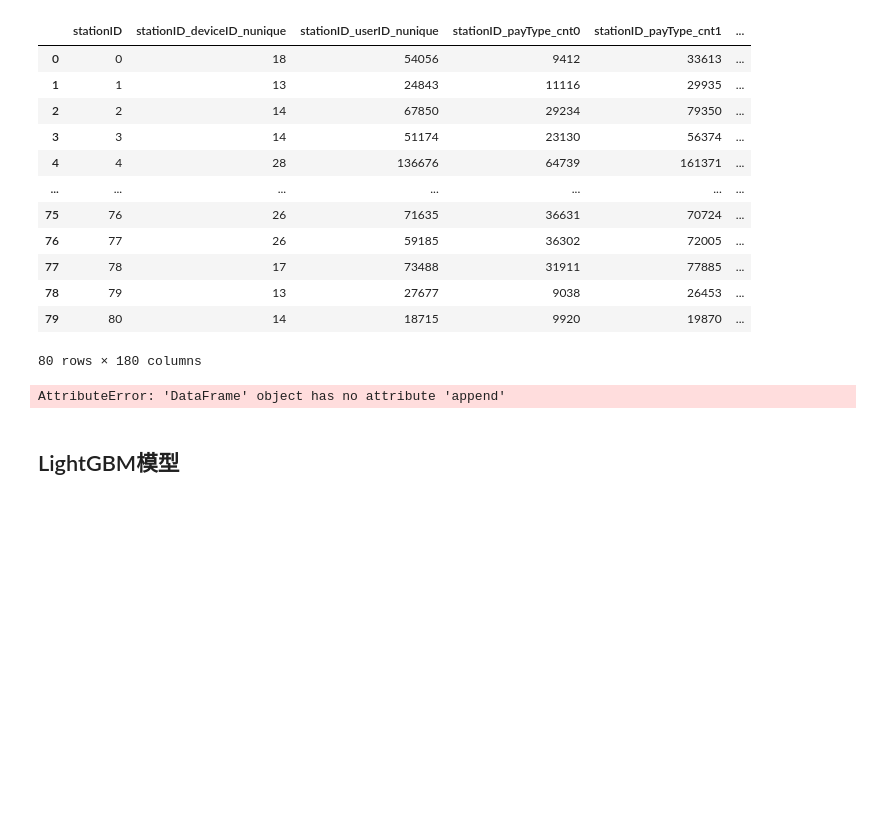
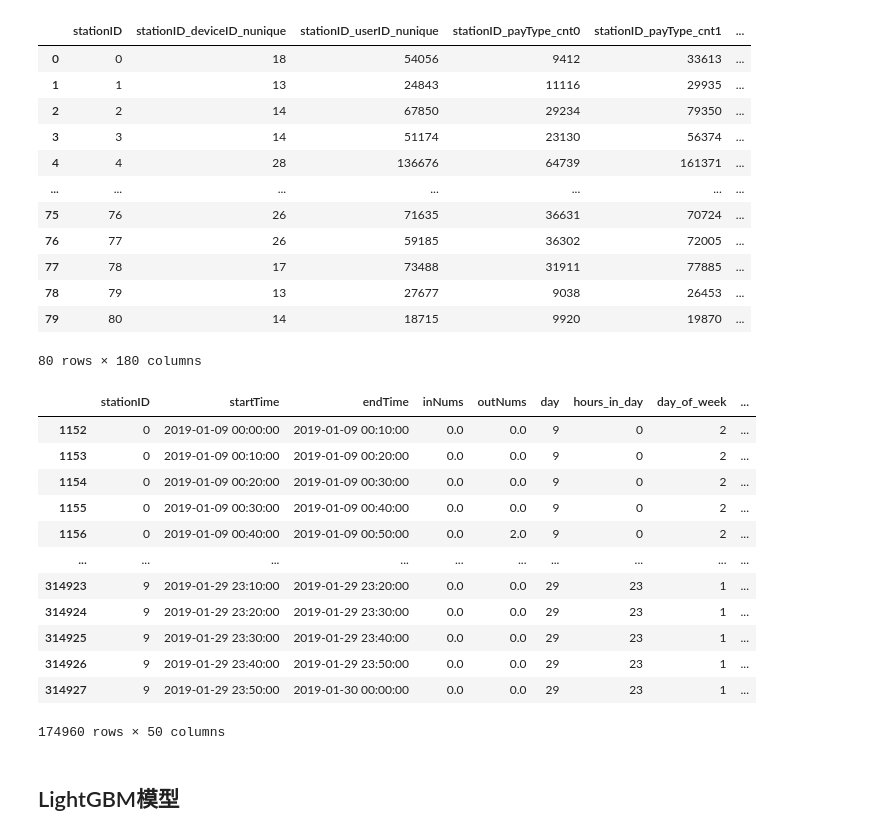
Before and after one commit to yx1405585468/ML-Game, a Jupyter notebook: 机器学习算法竞赛实战（Book）/第三部分/地铁乘客流量预测/code/天池地铁流量_完整方案.ipynb, the cells around one changed output. Saved outputs shown, nothing was run; the diff lists cells and outputs as text; code cells hidden in the pictures; blank space fills up the shorter version.

```diff
--- a/机器学习算法竞赛实战（Book）/第三部分/地铁乘客流量预测/code/天池地铁流量_完整方案.ipynb
+++ b/机器学习算法竞赛实战（Book）/第三部分/地铁乘客流量预测/code/天池地铁流量_完整方案.ipynb
@@ -340,9 +340,23 @@ df_feature_y = pd.DataFrame()
 left = 6
 right = df_data['days_relative'].max() + 1
 for day in range(left,right):
-    df_feature_y =  df_feature_y.append(generate_fea_y(df_data, day = day, n=left))
+    df_feature_y =  df_feature_y._append(generate_fea_y(df_data, day = day, n=left))
-# %% [output]
-AttributeError: 'DataFrame' object has no attribute 'append'
+# %%
+df_feature_y
+# %% [output]
+|  | stationID | startTime | endTime | inNums | outNums | day | hours_in_day | day_of_week | ... |
+| 1152 | 0 | 2019-01-09 00:00:00 | 2019-01-09 00:10:00 | 0.0 | 0.0 | 9 | 0 | 2 | ... |
+| 1153 | 0 | 2019-01-09 00:10:00 | 2019-01-09 00:20:00 | 0.0 | 0.0 | 9 | 0 | 2 | ... |
+| 1154 | 0 | 2019-01-09 00:20:00 | 2019-01-09 00:30:00 | 0.0 | 0.0 | 9 | 0 | 2 | ... |
+| 1155 | 0 | 2019-01-09 00:30:00 | 2019-01-09 00:40:00 | 0.0 | 0.0 | 9 | 0 | 2 | ... |
+| 1156 | 0 | 2019-01-09 00:40:00 | 2019-01-09 00:50:00 | 0.0 | 2.0 | 9 | 0 | 2 | ... |
+| ... | ... | ... | ... | ... | ... | ... | ... | ... | ... |
+| 314923 | 9 | 2019-01-29 23:10:00 | 2019-01-29 23:20:00 | 0.0 | 0.0 | 29 | 23 | 1 | ... |
+| 314924 | 9 | 2019-01-29 23:20:00 | 2019-01-29 23:30:00 | 0.0 | 0.0 | 29 | 23 | 1 | ... |
+| 314925 | 9 | 2019-01-29 23:30:00 | 2019-01-29 23:40:00 | 0.0 | 0.0 | 29 | 23 | 1 | ... |
+| 314926 | 9 | 2019-01-29 23:40:00 | 2019-01-29 23:50:00 | 0.0 | 0.0 | 29 | 23 | 1 | ... |
+| 314927 | 9 | 2019-01-29 23:50:00 | 2019-01-30 00:00:00 | 0.0 | 0.0 | 29 | 23 | 1 | ... |
+174960 rows × 50 columns
 # %%
 # 特征强化
 columns = ['_innum_10minutes','_outnum_10minutes','_innum_hour','_outnum_hour']
```
Also changed, not shown: parts of 9 cells of this notebook.
